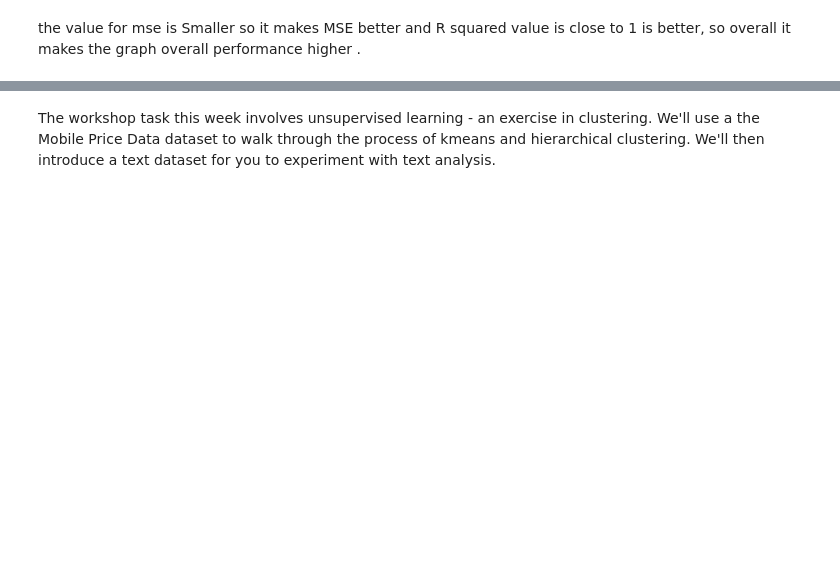
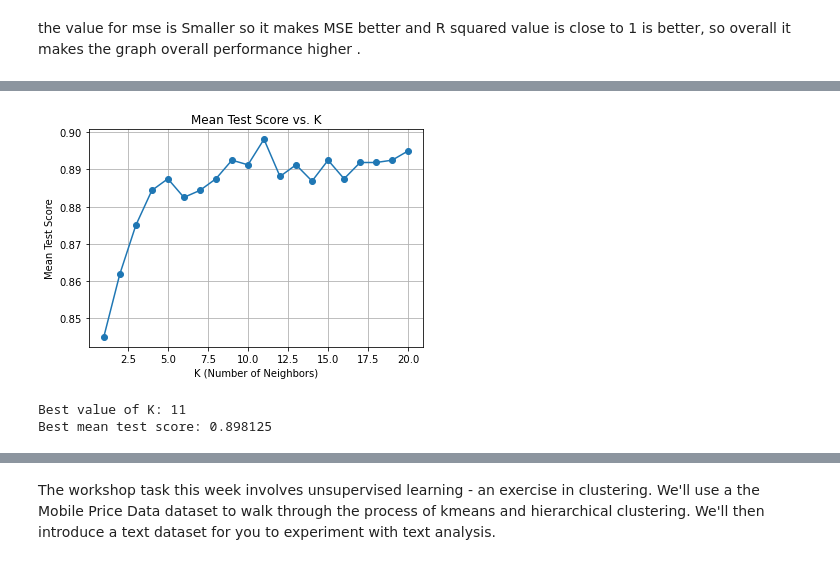
Before and after one commit to TahaAhmed2000/Portfolio-3, a Jupyter notebook: Portfolio_Part_3_(COMP_6200)_48189111.ipynb, the cells around one changed output, grey strips where cells are left out. Drawn from its saved outputs; the diff is of its cells as text; code cells hidden in the pictures; blank space fills up the shorter version.

```diff
--- a/Portfolio_Part_3_(COMP_6200)_48189111.ipynb
+++ b/Portfolio_Part_3_(COMP_6200)_48189111.ipynb
@@ -303,6 +317,8 @@ Name: price_range, Length: 1600, dtype: int64
  which measures the amount of variance in the data that is explained by the model. Smaller MSE is better.
  close to 1 is better.
 # %%
+from sklearn.impute import SimpleImputer
+
 reg = linear_model.LinearRegression()
 X_train = train[['ram', 'battery_power','px_height','int_memory']]
 y_train = train['price_range']
@@ -310,6 +326,11 @@ y_train = train['price_range']
 X_test = test[['ram', 'battery_power','px_height','int_memory']]
 y_test = test['price_range']
 
+
+imputer = SimpleImputer(strategy="mean")
+imputer.fit(X_train)
+X_train = imputer.transform(X_train)
+
 reg.fit(X_train, y_train)
 print("y = x *", reg.coef_, "+", reg.intercept_)
 # %% [output]
@@ -318,5 +370,13 @@ LinearRegression does not accept missing values encoded as NaN natively. For sup
 # %%
 from sklearn.linear_model import LogisticRegression
 from sklearn.metrics import accuracy_score
+from sklearn.linear_model import LogisticRegression
+
+
+# Create logistic regression model with adjusted parameters
+log_reg = LogisticRegression(max_iter=1000, solver='sag')  # Example increased max_iter and changed solver
+
+# Fit the model
+log_reg.fit(X_train, y_train)
 lr=LogisticRegression().fit(X_train,y_train)
 # %% [output]
@@ -346,0 +406,36 @@ the value for mse is Smaller so it makes MSE better and R squared value is close
+# %%
+from sklearn.model_selection import GridSearchCV
+import matplotlib.pyplot as plt
+
+# Define a range of K values to search
+k_values = range(1, 21)
+
+# Create a dictionary of parameters to search
+param_grid = {'n_neighbors': k_values}
+
+# Initialize the GridSearchCV object
+grid_search = GridSearchCV(KNeighborsClassifier(), param_grid, cv=5, scoring='accuracy')
+
+# Perform the grid search
+grid_search.fit(X_train, y_train)
+
+# Get the results of the grid search
+results = grid_search.cv_results_
+
+# Plot the mean test scores for each value of K
+plt.plot(k_values, results['mean_test_score'], marker='o')
+plt.xlabel('K (Number of Neighbors)')
+plt.ylabel('Mean Test Score')
+plt.title('Mean Test Score vs. K')
+plt.grid(True)
+plt.show()
+
+# Print the best value of K and its corresponding mean test score
+best_k = grid_search.best_params_['n_neighbors']
+best_score = grid_search.best_score_
+print("Best value of K:", best_k)
+print("Best mean test score:", best_score)
+# %% [output]
+[figure, added]
+Best value of K: 11
+Best mean test score: 0.898125
```
Also changed, not shown: parts of 30 cells of this notebook.
